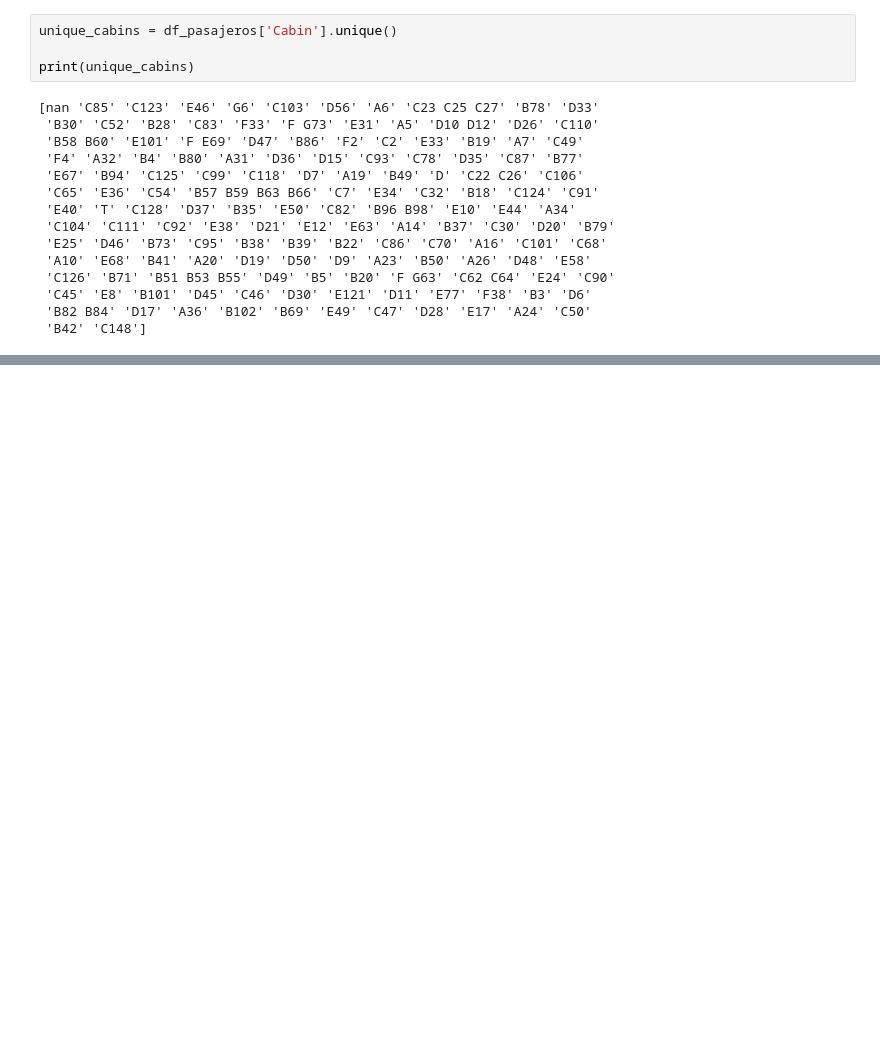
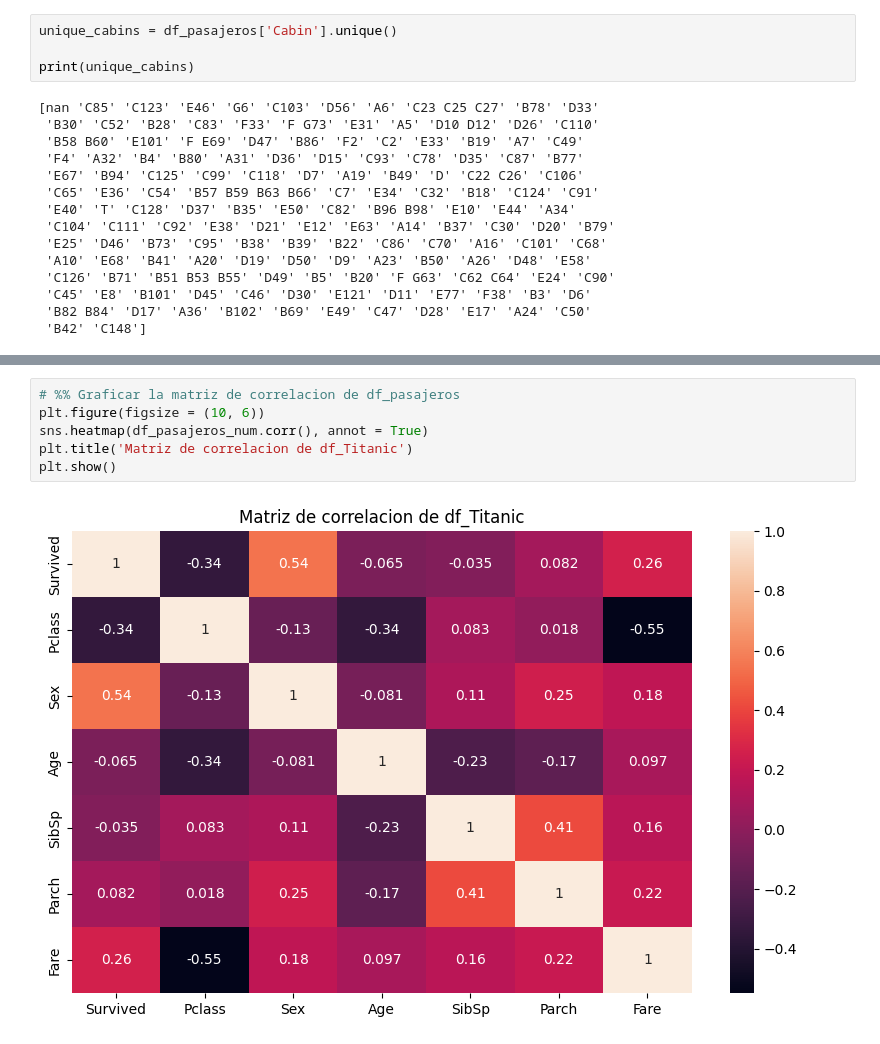
Before and after one commit to TauberF/AnalisisDeDatos, a Jupyter notebook: practico4/Titanic.ipynb, the cells around one changed output, grey strips where cells are left out. Drawn from its saved outputs; the diff is of its cells as text; blank space fills up the shorter version.

```diff
--- a/practico4/Titanic.ipynb
+++ b/practico4/Titanic.ipynb
@@ -162,0 +211,8 @@ ValueError: n_components=9 must be between 0 and min(n_samples, n_features)=7 wi
+# %%
+# %% Graficar la matriz de correlacion de df_pasajeros
+plt.figure(figsize = (10, 6))
+sns.heatmap(df_pasajeros_num.corr(), annot = True)
+plt.title('Matriz de correlacion de df_Titanic')
+plt.show()
+# %% [output]
+[figure, added]
```
Also changed, not shown: parts of 14 cells of this notebook, 1 other file.
